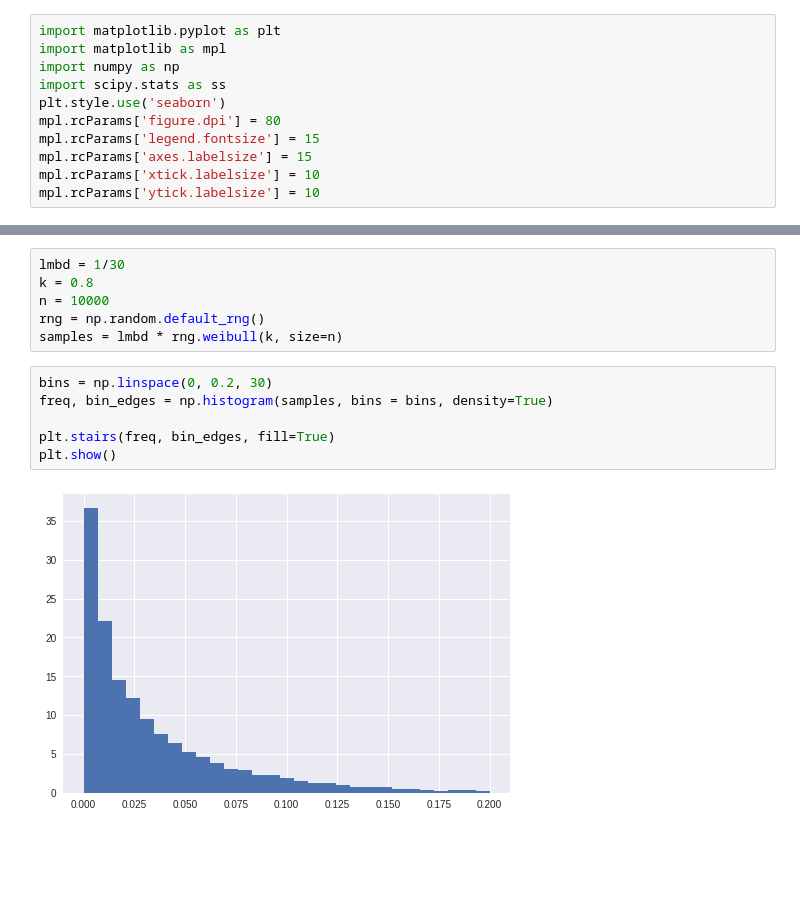
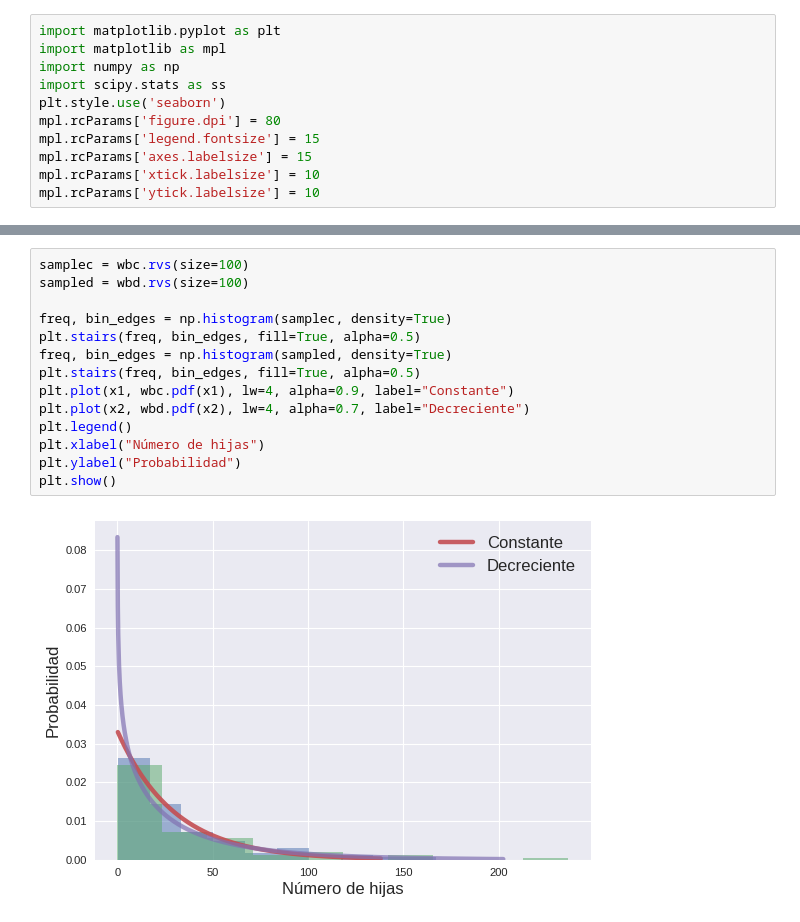
Before and after one commit to tdinapoli/mefe, a Jupyter notebook: tps/tp3/tp3.ipynb, the cells around one changed output, grey strips where cells are left out. Saved outputs shown, nothing was run; the diff lists cells and outputs as text; blank space fills up the shorter version.

```diff
--- a/tps/tp3/tp3.ipynb
+++ b/tps/tp3/tp3.ipynb
@@ -41,14 +50,16 @@ plt.show()
-# %%
-lmbd = 1/30
-k = 0.8
-n = 10000
-rng = np.random.default_rng()
-samples = lmbd * rng.weibull(k, size=n)
-# %%
-bins = np.linspace(0, 0.2, 30)
-freq, bin_edges = np.histogram(samples, bins = bins, density=True)
-
-plt.stairs(freq, bin_edges, fill=True)
-plt.show()
-# %% [output]
-[figure, removed]
+# %%
+samplec = wbc.rvs(size=100)
+sampled = wbd.rvs(size=100)
+
+freq, bin_edges = np.histogram(samplec, density=True)
+plt.stairs(freq, bin_edges, fill=True, alpha=0.5)
+freq, bin_edges = np.histogram(sampled, density=True)
+plt.stairs(freq, bin_edges, fill=True, alpha=0.5)
+plt.plot(x1, wbc.pdf(x1), lw=4, alpha=0.9, label="Constante")
+plt.plot(x2, wbd.pdf(x2), lw=4, alpha=0.7, label="Decreciente")
+plt.legend()
+plt.xlabel("Número de hijas")
+plt.ylabel("Probabilidad")
+plt.show()
+# %% [output]
+[figure, added]
```
Also changed, not shown: parts of 10 cells of this notebook, 1 other file.
